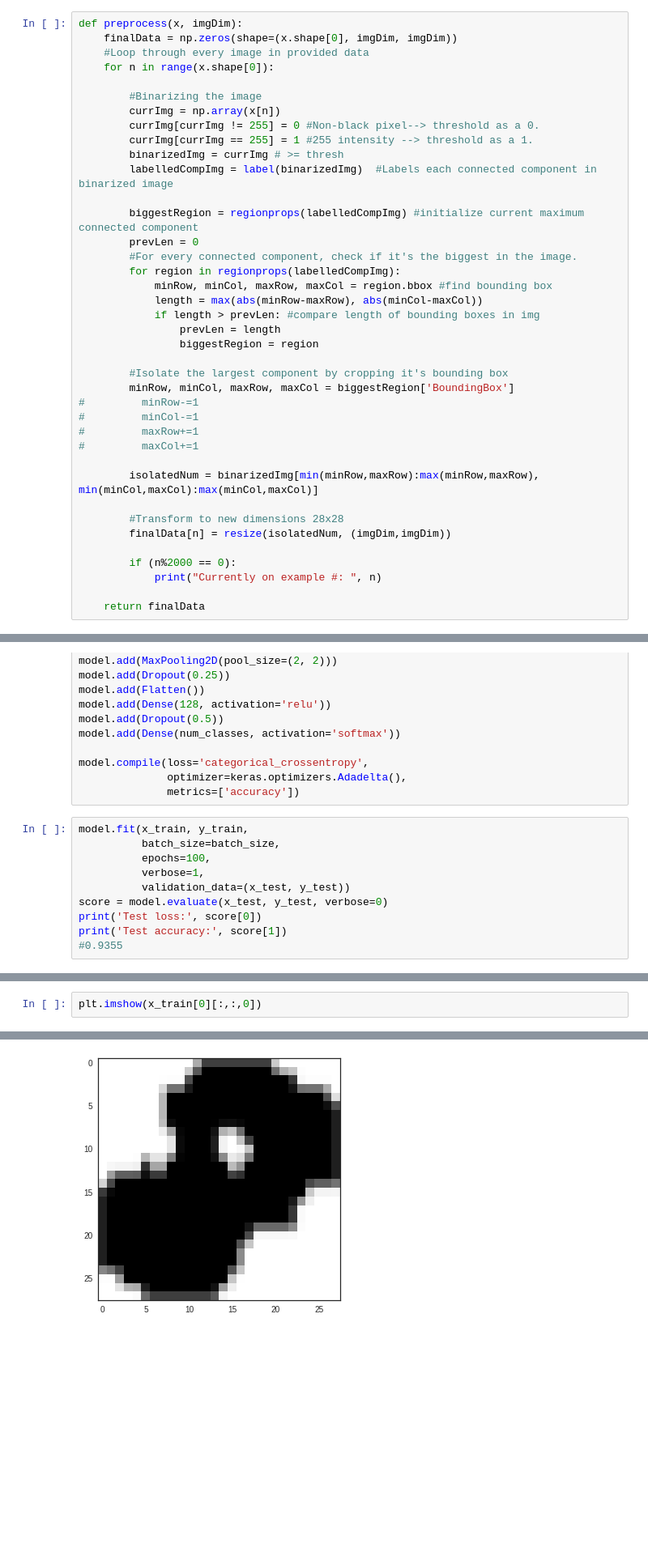
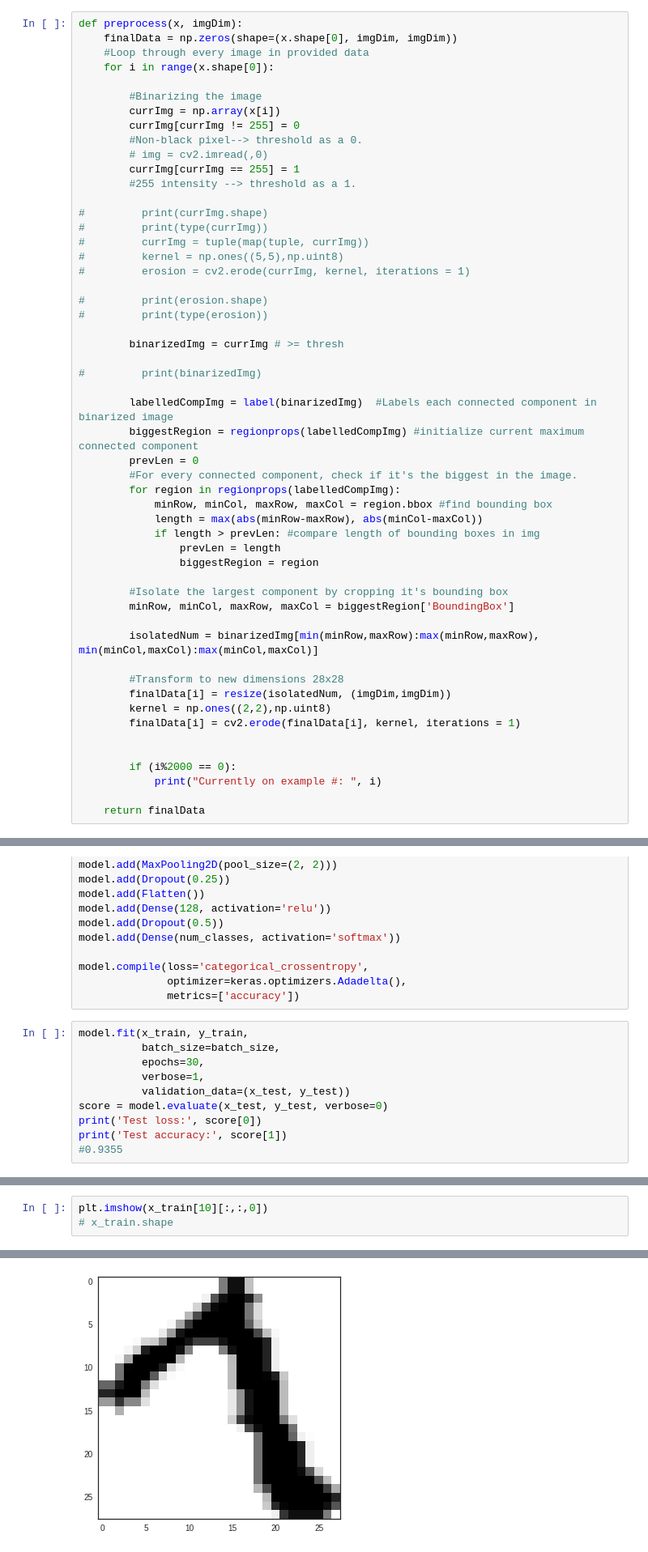
Before and after one commit to parthkhanna150/MNIST_Image_Classifier, a Jupyter notebook: hope_to_beat_akshal_score.ipynb, the cells around one changed output, grey strips where cells are left out. Shown at 81% size. Saved outputs shown, nothing was run; the diff lists cells and outputs as text; blank space fills up the shorter version.

```diff
--- a/hope_to_beat_akshal_score.ipynb
+++ b/hope_to_beat_akshal_score.ipynb
@@ -146,15 +137,30 @@ img_rows, img_cols = 28, 28
 def preprocess(x, imgDim):
     finalData = np.zeros(shape=(x.shape[0], imgDim, imgDim))
     #Loop through every image in provided data
-    for n in range(x.shape[0]):
+    for i in range(x.shape[0]):
 
         #Binarizing the image
-        currImg = np.array(x[n])
-        currImg[currImg != 255] = 0 #Non-black pixel--> threshold as a 0.
-        currImg[currImg == 255] = 1 #255 intensity --> threshold as a 1.
+        currImg = np.array(x[i])
+        currImg[currImg != 255] = 0
+        #Non-black pixel--> threshold as a 0.
+        # img = cv2.imread(,0)
+        currImg[currImg == 255] = 1
+        #255 intensity --> threshold as a 1.
+
+#         print(currImg.shape)
+#         print(type(currImg))
+#         currImg = tuple(map(tuple, currImg))
+#         kernel = np.ones((5,5),np.uint8)
+#         erosion = cv2.erode(currImg, kernel, iterations = 1)
+
+#         print(erosion.shape)
+#         print(type(erosion))
+
         binarizedImg = currImg # >= thresh
+
+#         print(binarizedImg)
+
         labelledCompImg = label(binarizedImg)  #Labels each connected component in binarized image
-
         biggestRegion = regionprops(labelledCompImg) #initialize current maximum connected component
         prevLen = 0
         #For every connected component, check if it's the biggest in the image.
@@ -167,18 +173,17 @@ def preprocess(x, imgDim):
 
         #Isolate the largest component by cropping it's bounding box
         minRow, minCol, maxRow, maxCol = biggestRegion['BoundingBox']
-#         minRow-=1
-#         minCol-=1
-#         maxRow+=1
-#         maxCol+=1
 
         isolatedNum = binarizedImg[min(minRow,maxRow):max(minRow,maxRow), min(minCol,maxCol):max(minCol,maxCol)]
 
         #Transform to new dimensions 28x28
-        finalData[n] = resize(isolatedNum, (imgDim,imgDim))
+        finalData[i] = resize(isolatedNum, (imgDim,imgDim))
+        kernel = np.ones((2,2),np.uint8)
+        finalData[i] = cv2.erode(finalData[i], kernel, iterations = 1)
 
-        if (n%2000 == 0):
-            print("Currently on example #: ", n)
+
+        if (i%2000 == 0):
+            print("Currently on example #: ", i)
 
     return finalData
 # %%
@@ -253,7 +258,7 @@ model.compile(loss='categorical_crossentropy',
 # %%
 model.fit(x_train, y_train,
           batch_size=batch_size,
-          epochs=100,
+          epochs=30,
           verbose=1,
           validation_data=(x_test, y_test))
 score = model.evaluate(x_test, y_test, verbose=0)
@@ -281,5 +273,6 @@ Test accuracy: 0.93125
 # %%
-plt.imshow(x_train[0][:,:,0])
+plt.imshow(x_train[10][:,:,0])
+# x_train.shape
 # %% [output]
 <matplotlib.image.AxesImage at 0x...>
-[figure, old version]
+[figure, new version]
```
Also changed, not shown: parts of 16 cells of this notebook.
